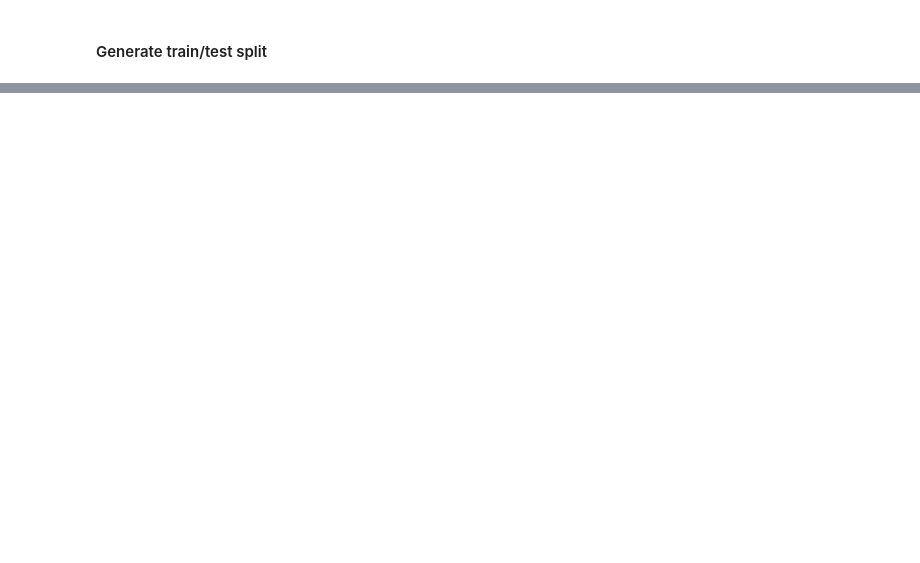
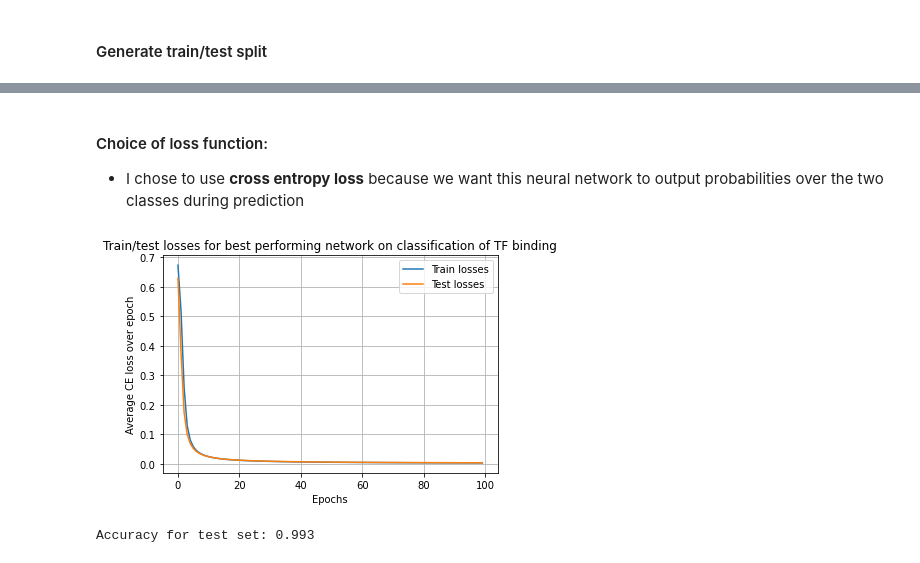
Before and after one commit to alexj-lee/bmi203-project7, a Jupyter notebook: writeup.ipynb, the cells around one changed output, grey strips where cells are left out. Saved outputs shown, nothing was run; the diff lists cells and outputs as text; code cells hidden in the pictures; blank space fills up the shorter version.

```diff
--- a/writeup.ipynb
+++ b/writeup.ipynb
@@ -126,4 +152,50 @@ len(negative_examples[0])
 # %%
-x_train, y_train, xe_test, y_test = train_test_split(resampled_seqs_ohe, resampled_labels)
-arch = [{'input_dim': 4000, 'output_dim': 16}, {'input_dim': 16, 'output_dim': 64}]
+x_train, y_train, x_test, y_test = train_test_split(resampled_seqs_ohe, resampled_labels_ohe)
+arch = [{'input_dim': 68, 'output_dim': 20}, {'input_dim': 20, 'output_dim': 2}]
 seed = 0
+# %%
+lr_grid = [1e-1, 1e-2]
+bs_grid = [100, 400, 1600]
+epochs_grid = [5, 10, 40, 80]
+# %%
+clf_test_losses_grid = {}
+clf_models_grid = {}
+
+for grid_combination in itertools.product(lr_grid, bs_grid, epochs_grid):
+    lr, bs, epoch = grid_combination
+    network = nn.NeuralNetwork(arch, lr, seed, bs, epochs, 'ce', activations=['sigmoid', 'sigmoid'])
+    train_losses, test_losses = network.fit(x_train, y_train, x_test, y_test)
+    last_test_loss = test_losses[-1]
+
+    # code does this but wanted to make it clear to reader losses are stored as attr
+    network.train_losses = train_losses
+    network.test_losses = test_losses
+
+    grid_key = (lr, bs, epoch)
+    clf_test_losses_grid[grid_key] = last_test_loss
+    clf_models_grid[grid_key] = network
+# %%
+best_grid_param_clf = min(clf_test_losses_grid, key=clf_test_losses_grid.get)
+best_loss_val_clf = clf_test_losses_grid[best_grid_param_clf]
+best_network_clf = clf_models_grid[best_grid_param_clf]
+# %% [markdown]
+#### Choice of loss function:
+* I chose to use **cross entropy loss** because we want this neural network to output probabilities over the two classes during prediction
+# %%
+plt.plot(best_network_clf.train_losses, label='Train losses')
+plt.plot(best_network_clf.test_losses, label='Test losses')
+_ = plt.title('Train/test losses for best performing network on classification of TF binding')
+_ = plt.grid()
+_ = plt.legend()
+_ = plt.xlabel('Epochs')
+_ = plt.ylabel('Average CE loss over epoch')
+# %% [output]
+[figure, added]
+# %%
+preds = network.predict(np.array(x_test)).argmax(1) # one dim vector of class pred 0's and 1's
+y_test_gt = np.array(y_test).argmax(1)
+
+accuracy = np.isclose(preds, y_test_gt).sum() / len(preds)
+print(f'Accuracy for test set: {accuracy.round(3)}')
+# %% [output]
+Accuracy for test set: 0.993
```
Also changed, not shown: parts of 12 cells of this notebook, 16 other files.
